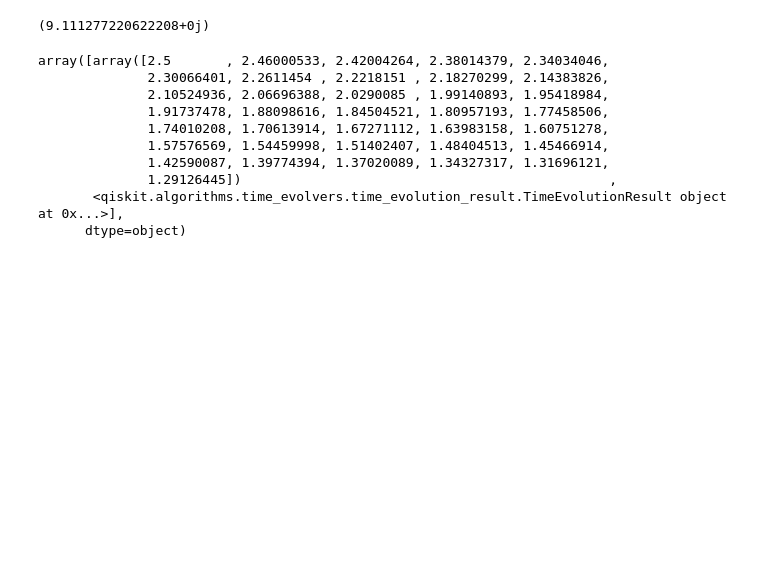
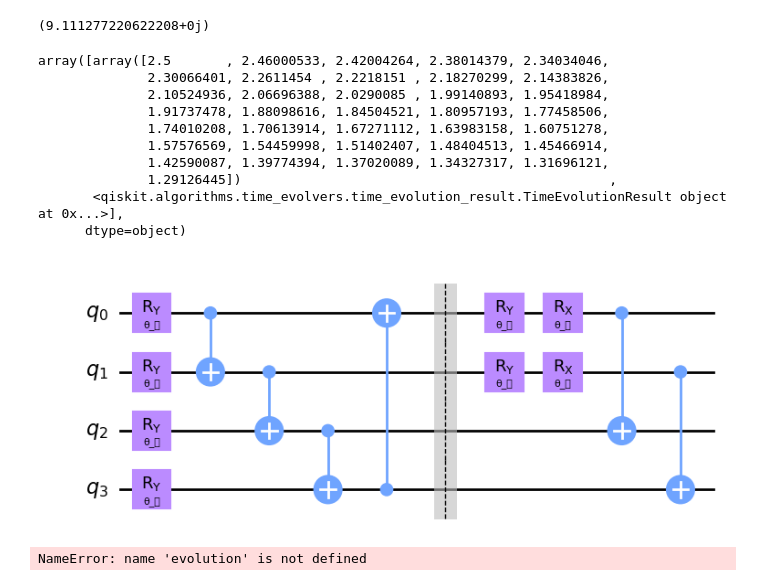
Before and after one commit to burakvarol123/Matrix-Models-with-Quantum-Computing, a Jupyter notebook: tryouts.ipynb, the cells around one changed output. Cells and saved outputs as stored; diff of their text form; code cells hidden in the pictures; blank space fills up the shorter version.

```diff
--- a/tryouts.ipynb
+++ b/tryouts.ipynb
@@ -98,3 +102,7 @@ array([array([2.5       , 2.46000533, 2.42004264, 2.38014379, 2.34034046,
               1.29126445])                                               ,
        <qiskit.algorithms.time_evolvers.time_evolution_result.TimeEvolutionResult object at 0x...>],
       dtype=object)
+# %%
+an.ansatz_varqite_rev(4,1).draw("mpl")
+# %% [output]
+[figure, added]
@@ -100,0 +113,10 @@ array([array([2.5       , 2.46000533, 2.42004264, 2.38014379, 2.34034046,
+# %%
+times = evolution.times
+h_exp_val = np.array([ele[0][0] for ele in evolution.observables])
+plt.plot(times, h_exp_val,label= "varqite")
+plt.plot(0.01*np.arange(len(scipy[0])),scipy[0], label = "scipy")
+plt.legend()
+difference = h_exp_val[-1]-scipy[0][-1]
+print(difference)
+# %% [output]
+NameError: name 'evolution' is not defined
```
Also changed, not shown: parts of 7 cells of this notebook, 13 other files.
